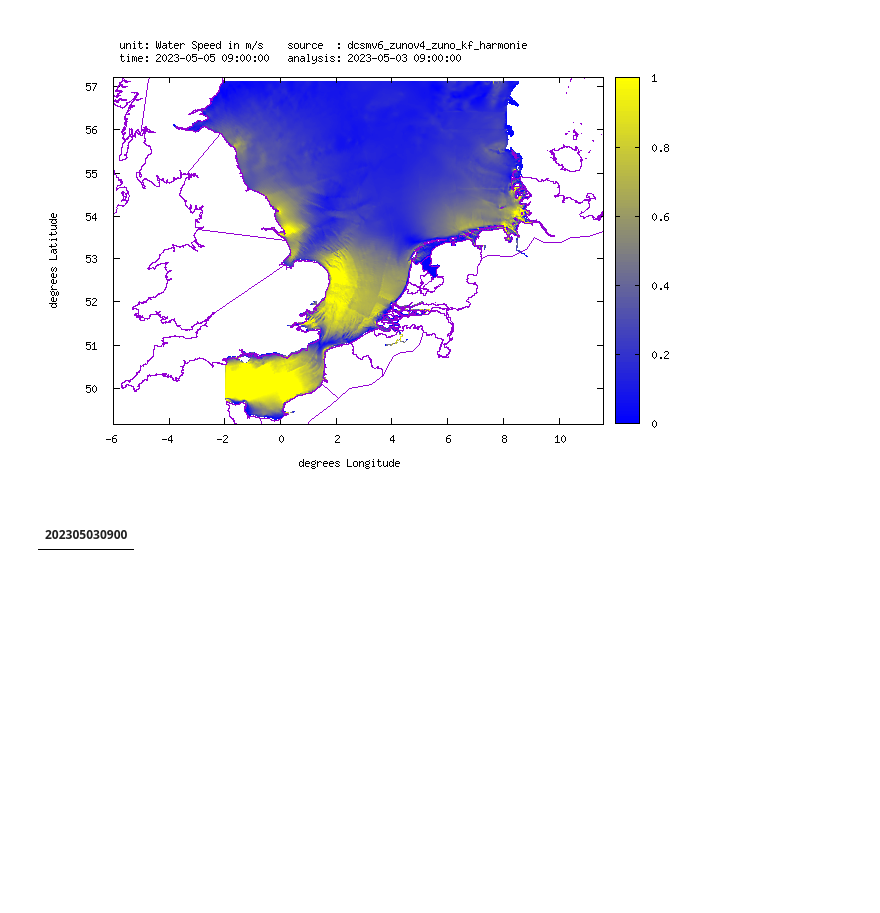
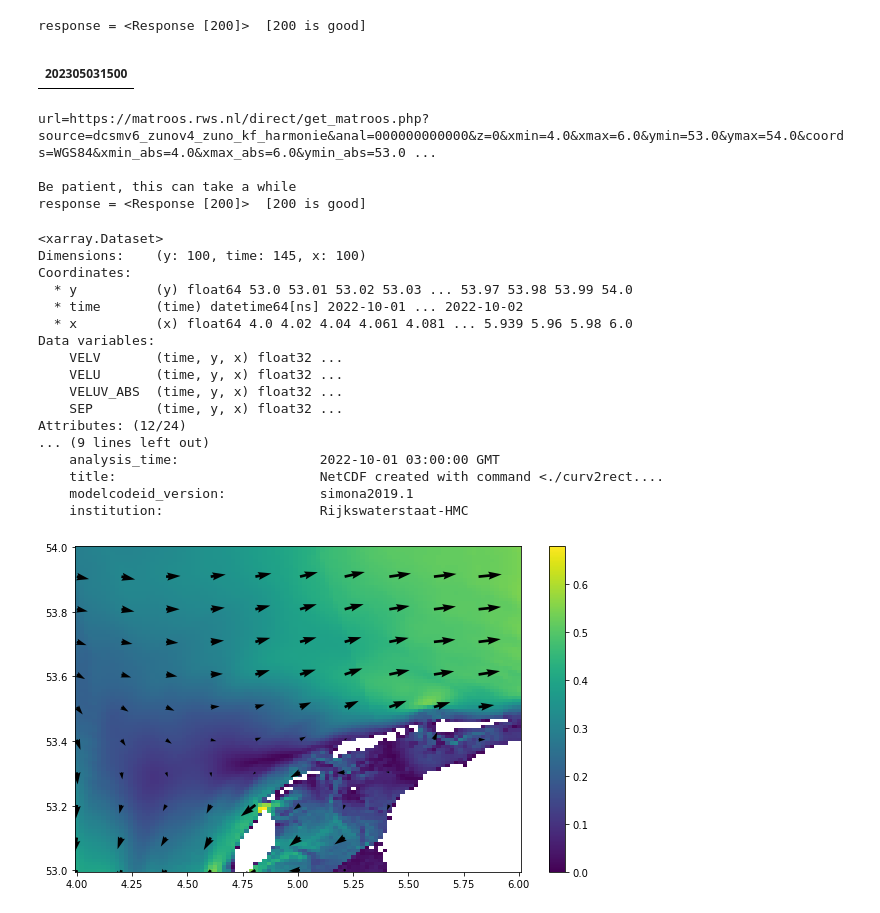
Before and after one commit to robot144/northsea_particles, a Jupyter notebook: download_data.ipynb, the cells around one changed output. Saved outputs shown, nothing was run; the diff lists cells and outputs as text; code cells hidden in the pictures; blank space fills up the shorter version.

```diff
--- a/download_data.ipynb
+++ b/download_data.ipynb
@@ -17,7 +30,0 @@ water_model = "dcsmv6_zunov4_zuno_kf_harmonie"
-# %%
-# show image of dd_zunov4 in this notebook
-from IPython.display import Image
-dd_zunov4_image=Image(filename='images/dd_zunov4.png')
-dd_zunov4_image
-# %% [output]
-[figure, removed]
@@ -34,17 +34,21 @@ import xarray as xr
 # There is no need to re-run this cell all the time, since it's just a check
 
 # Download url with get parameters
-url="https://matroos.deltares.nl/direct/get_anal_times.php?database=maps2d&loc=&source=zeedelta_v1&unit=&tstart=&tstop=&timezone=&most_recent=5"
+url="https://matroos.rws.nl/direct/get_anal_times.php?database=maps2d&loc=&source=dcsmv6_zunov4_zuno_kf_harmonie&unit=&tstart=&tstop=&timezone=&most_recent=5"
 
 # send request to server
 r = requests.get(url, auth=(username, password))
+print(f'response = {r}  [200 is good]\n')
+temp_file = 'temporary_file_with_times.csv'
+open(temp_file, 'wb').write(r.content)
 # download data into a pandas dataframe
-df = pd.read_csv(r.url, sep=';', index_col=0, parse_dates=True, dayfirst=True)
-
+df = pd.read_csv(temp_file, sep=';', index_col=0, parse_dates=True, dayfirst=True)
+os.remove(temp_file)
 df
 # %% [output]
+response = <Response [200]>  [200 is good]
 |  |
-| 202305030900 |
+| 202305031500 |
 # %%
 # Settings for collecting the data
 #initial and final date and time in timezone UTCC (NL winter time is UTC+1, NL summer time is UTC+2)
@@ -65,21 +69,60 @@ stridetime=1 # collect all times or skip some (1 means all times, 2 means every
 # %%
 # Download the data from the server
 
-# TODO: url something like this:
-#export tstart=202206120000
-#export  tstop=202206140000
-#wget -O scheveningen_zeedelta_500m_${tstart}_${tstop}.nc "http://matroos.deltares.nl:80//direct/get_matroos.php?source=zeedelta_v1&#anal=000000000000&z=0&xmin=3.499730&xmax=5.502290&ymin=51.648030&ymax=52.468970&coords=WGS84&xmin_abs=3.49973&xmax_abs=5.50229&#ymin_abs=51.64803&ymax_abs=52.46897&color=VELU,VELV,VELUV_ABS,SEP&interpolate=size&now=${tstop}&to=${tstop}&from=${tstart}&#outputformat=nc&stridex=&stridey=&stridetime=1&xn=276&yn=178&celly=500&cellx=500&fieldoutput=VELU,VELV,VELUV_ABS,SEP&format=nc"
+#if folder data does not exist, create it
+if not os.path.exists("data"):
+    os.makedirs("data")
 
 #reformat time from for example "2022-10-01 00:00:00" to "202210010000"
 tstart_str = tstart.replace("-","").replace(" ","").replace(":","")
 tstop_str = tstop.replace("-","").replace(" ","").replace(":","")
 
 #compose url
-url = database_url + "/direct/get_matroos.php?source=" + water_model + "&anal=000000000000&z=0&xmin=" + str(longitude_min) + "&xmax=" + str(longitude_max) + "&ymin=" + str(latitude_min) + "&ymax=" + str(latitude_max) + "&coords=WGS84&xmin_abs=" + str(longitude_min) + "&xmax_abs=" + str(longitude_max) + "&ymin_abs=" + str(latitude_min) + "&ymax_abs=" + str(latitude_max) + "&color=" + fieldoutput + "&interpolate=size&now=" + tstop + "&to=" + tstop_str + "&from=" + tstart_str + "&outputformat=nc&stridex=&stridey=&stridetime=" + str(stridetime) + "&xn=" + str(cellx) + "&yn=" + str(celly) + "&celly=" + str(celly) + "&cellx=" + str(cellx) + "&fieldoutput=" + fieldoutput + "&format=nc"
+url = database_url + "/direct/get_matroos.php?source=" + water_model + "&anal=000000000000&z=0&xmin=" + str(longitude_min) + "&xmax=" + str(longitude_max) + "&ymin=" + str(latitude_min) + "&ymax=" + str(latitude_max) + "&coords=WGS84&xmin_abs=" + str(longitude_min) + "&xmax_abs=" + str(longitude_max) + "&ymin_abs=" + str(latitude_min) + "&ymax_abs=" + str(latitude_max) + "&color=" + fieldoutput + "&interpolate=size&now=" + tstop_str + "&to=" + tstop_str + "&from=" + tstart_str + "&outputformat=nc&stridex=&stridey=&stridetime=" + str(stridetime) + "&xn=" + str(cellx) + "&yn=" + str(celly) + "&celly=" + str(celly) + "&cellx=" + str(cellx) + "&fieldoutput=" + fieldoutput + "&format=nc"
+print(f'url={url}\n')
 # send request to server
+print("Be patient, this can take a while")
 r = requests.get(url, auth=(username, password))
+print(f'response = {r}  [200 is good]\n')
 # save data to file
 filename = "data/" + water_model + "_" + tstart_str + "_" + tstop_str + ".nc"
-f = open(filename, "wb")
+f=open(filename, "wb")
 f.write(r.content)
 f.close()
+# %% [output]
+url=https://matroos.rws.nl/direct/get_matroos.php?source=dcsmv6_zunov4_zuno_kf_harmonie&anal=000000000000&z=0&xmin=4.0&xmax=6.0&ymin=53.0&ymax=54.0&coords=WGS84&xmin_abs=4.0&xmax_abs=6.0&ymin_abs=53.0 ...
+
+Be patient, this can take a while
+response = <Response [200]>  [200 is good]
+# %%
+# open data file with xarray
+ds = xr.open_dataset(filename)
+x=ds['x'][:]
+y=ds['y'][:]
+uv_abs=ds['VELUV_ABS'][-1,:,:]
+fig, ax = plt.subplots(figsize=(10, 6))
+p1=ax.pcolormesh(x,y,uv_abs) # plot last time step of velocity magnitude
+fig.colorbar(p1)
+stide=10 # plot every stide-th arrow
+ax.quiver(x[::stide],y[::stide],ds['VELU'][-1,::stide,::stide],ds['VELV'][-1,::stide,::stide],scale=10)
+
+ds
+# %% [output]
+<xarray.Dataset>
+Dimensions:    (y: 100, time: 145, x: 100)
+Coordinates:
+  * y          (y) float64 53.0 53.01 53.02 53.03 ... 53.97 53.98 53.99 54.0
+  * time       (time) datetime64[ns] 2022-10-01 ... 2022-10-02
+  * x          (x) float64 4.0 4.02 4.04 4.061 4.081 ... 5.939 5.96 5.98 6.0
+Data variables:
+    VELV       (time, y, x) float32 ...
+    VELU       (time, y, x) float32 ...
+    VELUV_ABS  (time, y, x) float32 ...
+    SEP        (time, y, x) float32 ...
+Attributes: (12/24)
+... (9 lines left out)
+    analysis_time:                  2022-10-01 03:00:00 GMT
+    title:                          NetCDF created with command <./curv2rect....
+    modelcodeid_version:            simona2019.1
+    institution:                    Rijkswaterstaat-HMC
+[figure, added]
```
Also changed, not shown: parts of 8 cells of this notebook, 1 other file.
